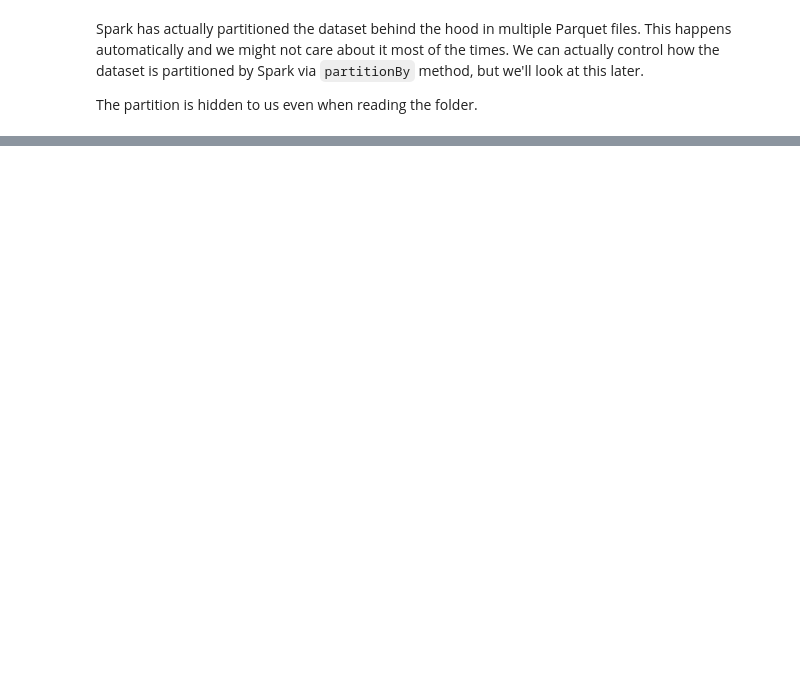
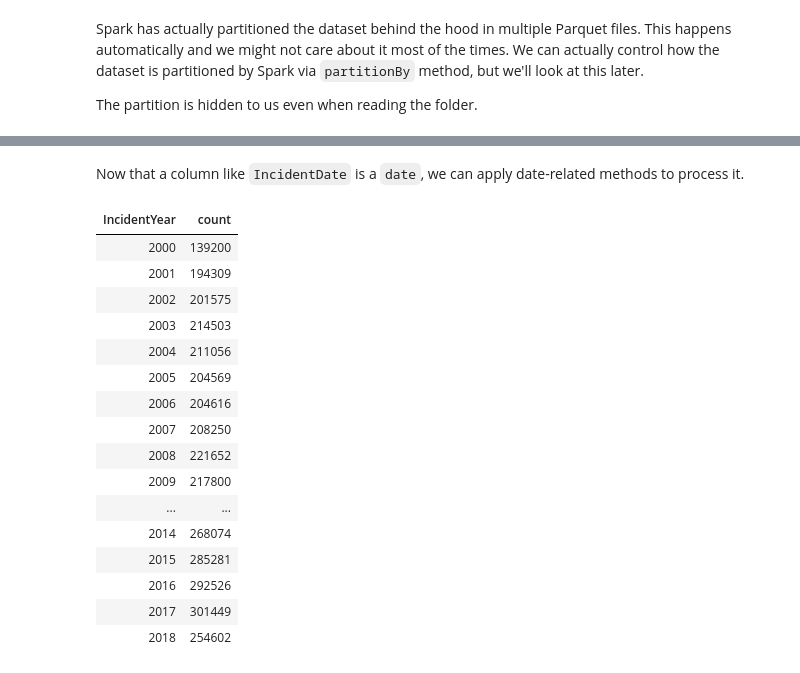
Before and after one commit to Marco-Santoni/databricks-from-scratch, a Jupyter notebook: training-spark/4_dataframe_operations.ipynb, the cells around one changed output, grey strips where cells are left out. Cells and saved outputs as stored; diff of their text form; code cells hidden in the pictures; blank space fills up the shorter version.

```diff
--- a/training-spark/4_dataframe_operations.ipynb
+++ b/training-spark/4_dataframe_operations.ipynb
@@ -89,0 +195,29 @@ display(
+# %% [markdown]
+Now that a column like `IncidentDate` is a `date`, we can apply date-related methods to process it.
+# %%
+from pyspark.sql.functions import year
+
+display(
+    df.withColumn("IncidentDate", to_date(col("CallDate"), "MM/dd/yyyy"))
+        .withColumn("IncidentYear", year(col("IncidentDate")))
+        .groupBy("IncidentYear").count()
+        .sort(col("IncidentYear").asc())
+)
+# %% [output]
+| IncidentYear | count |
+| 2000 | 139200 |
+| 2001 | 194309 |
+| 2002 | 201575 |
+| 2003 | 214503 |
+| 2004 | 211056 |
+| 2005 | 204569 |
+| 2006 | 204616 |
+| 2007 | 208250 |
+| 2008 | 221652 |
+| 2009 | 217800 |
+| ... | ... |
+| 2014 | 268074 |
+| 2015 | 285281 |
+| 2016 | 292526 |
+| 2017 | 301449 |
+| 2018 | 254602 |
```
Also changed, not shown: parts of 17 cells of this notebook.
